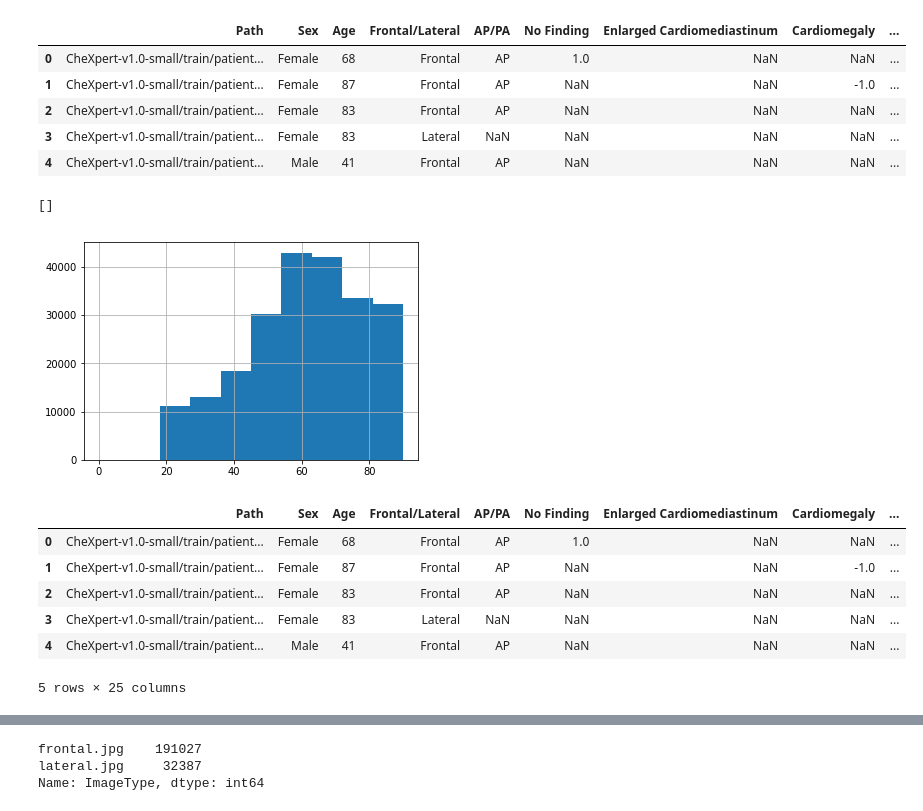
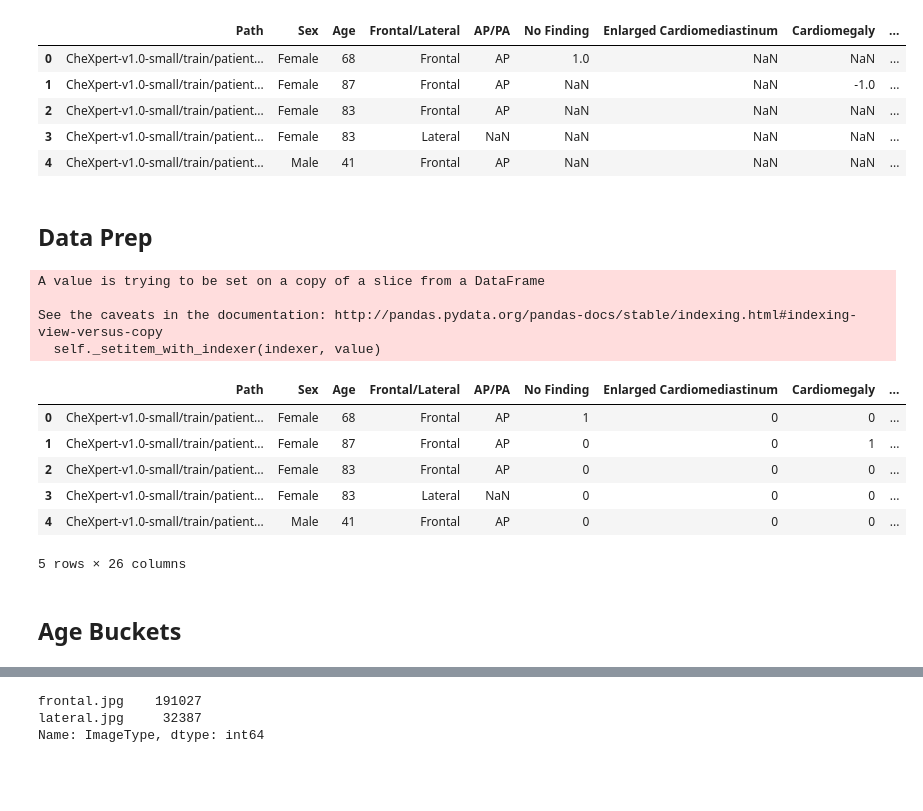
Before and after one commit to nateewall/AutomatedPathologyDetection, a Jupyter notebook: PreliminaryExploration.ipynb, the cells around one changed output, grey strips where cells are left out. Drawn from its saved outputs; the diff is of its cells as text; code cells hidden in the pictures; blank space fills up the shorter version.

```diff
--- a/PreliminaryExploration.ipynb
+++ b/PreliminaryExploration.ipynb
@@ -41,29 +41,47 @@ train.head()
 | 2 | CheXpert-v1.0-small/train/patient... | Female | 83 | Frontal | AP | NaN | NaN | NaN | ... |
 | 3 | CheXpert-v1.0-small/train/patient... | Female | 83 | Lateral | NaN | NaN | NaN | NaN | ... |
 | 4 | CheXpert-v1.0-small/train/patient... | Male | 41 | Frontal | AP | NaN | NaN | NaN | ... |
-# %%
-import matplotlib as plt
-train['Age'] = train['Age'].astype(str).astype(int)
-train['Age'].hist().plot()
-# %% [output]
-[]
-[figure, removed]
+# %% [markdown]
+## Data Prep
 # %%
+## clean up the pathologies
+pathology = ['No Finding','Enlarged Cardiomediastinum', 'Cardiomegaly', 'Lung Opacity',
+       'Lung Lesion', 'Edema', 'Consolidation', 'Pneumonia', 'Atelectasis',
+       'Pneumothorax', 'Pleural Effusion', 'Pleural Other', 'Fracture','Support Devices']
+#mapping to different labels
+labelMap = {'0.0': 0, '1.0' : 1, '-1.0' : 1}
+
+for p in pathology:
+    train[p].loc[train[p].isna()] = '0.0'
+    train[p] = train[p].map(labelMap)
+
+##clean up the age to int then create buckets
+train['Age'] = train['Age'].astype(str).astype(int)
+age_buckets = [0, 2, 5, 13, 18, 33, 48, 64, 78, 98]
+train['age_bucket'] = pd.cut(train['Age'], age_buckets)
+
+##parse the path into the respective categories
 new = train["Path"].str.split("/", n = 5, expand = True)
 
 train['Folder'] = new[0]
 train['Data'] = new[1]
 train['Patient'] = new[2]
 train['Study'] = new[3]
 train['viewNumber']= new[4].str.split("_", n = 2, expand = True)[0]
 train['ImageType']= new[4].str.split("_", n = 2, expand = True)[1]
 
 train.head()
 # %% [output]
+A value is trying to be set on a copy of a slice from a DataFrame
+
+See the caveats in the documentation: http://pandas.pydata.org/pandas-docs/stable/indexing.html#indexing-view-versus-copy
+  self._setitem_with_indexer(indexer, value)
 |  | Path | Sex | Age | Frontal/Lateral | AP/PA | No Finding | Enlarged Cardiomediastinum | Cardiomegaly | ... |
-| 0 | CheXpert-v1.0-small/train/patient... | Female | 68 | Frontal | AP | 1.0 | NaN | NaN | ... |
-| 1 | CheXpert-v1.0-small/train/patient... | Female | 87 | Frontal | AP | NaN | NaN | -1.0 | ... |
-| 2 | CheXpert-v1.0-small/train/patient... | Female | 83 | Frontal | AP | NaN | NaN | NaN | ... |
-| 3 | CheXpert-v1.0-small/train/patient... | Female | 83 | Lateral | NaN | NaN | NaN | NaN | ... |
-| 4 | CheXpert-v1.0-small/train/patient... | Male | 41 | Frontal | AP | NaN | NaN | NaN | ... |
+| 0 | CheXpert-v1.0-small/train/patient... | Female | 68 | Frontal | AP | 1 | 0 | 0 | ... |
+| 1 | CheXpert-v1.0-small/train/patient... | Female | 87 | Frontal | AP | 0 | 0 | 1 | ... |
+| 2 | CheXpert-v1.0-small/train/patient... | Female | 83 | Frontal | AP | 0 | 0 | 0 | ... |
+| 3 | CheXpert-v1.0-small/train/patient... | Female | 83 | Lateral | NaN | 0 | 0 | 0 | ... |
+| 4 | CheXpert-v1.0-small/train/patient... | Male | 41 | Frontal | AP | 0 | 0 | 0 | ... |
-5 rows × 25 columns
+5 rows × 26 columns
+# %% [markdown]
+## Age Buckets
```
Also changed, not shown: parts of 13 cells of this notebook, 4 other files.
